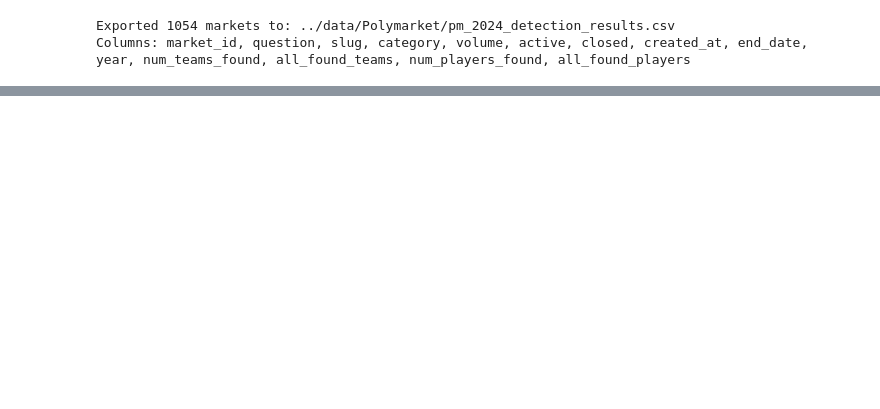
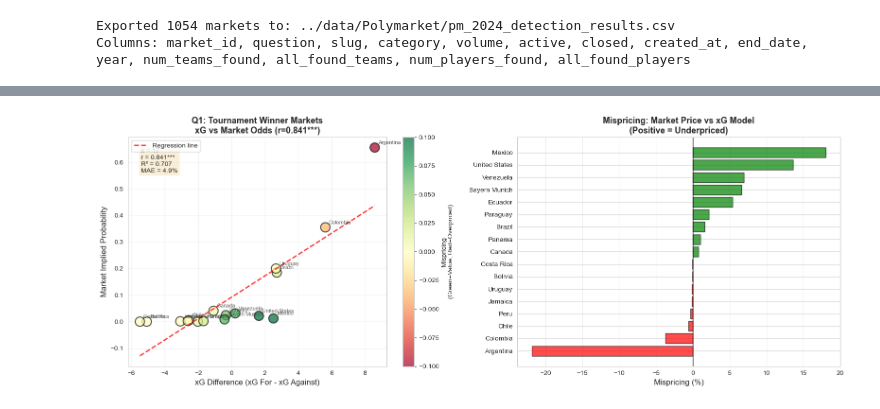
Before and after one commit to soh364/soccer-analytics-capstone-XOh, a Jupyter notebook: notebook/03_stats_x_poly.ipynb, the cells around one changed output, grey strips where cells are left out. Cells and saved outputs as stored; diff of their text form; code cells hidden in the pictures; blank space fills up the shorter version.

Commit message:
03_stats_x_poly updated

```diff
--- a/notebook/03_stats_x_poly.ipynb
+++ b/notebook/03_stats_x_poly.ipynb
@@ -606,0 +2051,14 @@ Columns: market_id, question, slug, category, volume, active, closed, created_at
+# %%
+# Polymarket odds are already probabilities (0-1 scale)
+# But verify and create clean column
+q1_final['implied_prob'] = q1_final['final_odds']
+
+print("\nImplied Probability Range:")
+print(f"Min: {q1_final['implied_prob'].min():.3f}")
+print(f"Max: {q1_final['implied_prob'].max():.3f}")
+
+# Show teams by implied probability
+print("\nTeams ranked by market odds (implied win probability):")
+print(q1_final[['team_name', 'implied_prob', 'xg_diff', 'goal_diff']].sort_values(
+    'implied_prob', ascending=False
+))
@@ -606,0 +2398,80 @@ Columns: market_id, question, slug, category, volume, active, closed, created_at
+# %%
+import matplotlib.pyplot as plt
+import seaborn as sns
+
+fig, axes = plt.subplots(1, 2, figsize=(16, 6))
+
+# Plot 1: Regression with residuals
+ax1 = axes[0]
+
+# Scatter plot
+scatter = ax1.scatter(
+    q1_final['xg_diff'],
+    q1_final['implied_prob'],
+    s=200,
+    c=q1_final['mispricing'],
+    cmap='RdYlGn',  # Red=overpriced, Green=underpriced
+    alpha=0.7,
+    edgecolors='black',
+    linewidths=1.5,
+    vmin=-0.1,
+    vmax=0.1
+)
+
+# Regression line
+x_line = np.linspace(q1_final['xg_diff'].min(), q1_final['xg_diff'].max(), 100)
+y_line = slope * x_line + intercept
+ax1.plot(x_line, y_line, 'r--', linewidth=2, alpha=0.8, label='Regression line')
+
+# Label teams
+for _, row in q1_final.iterrows():
+    ax1.annotate(
+        row['team_name'],
+        (row['xg_diff'], row['implied_prob']),
+        xytext=(5, 5),
+        textcoords='offset points',
+        fontsize=8,
+        alpha=0.7
+    )
+
+ax1.set_xlabel('xG Difference (xG For - xG Against)', fontsize=12)
+ax1.set_ylabel('Market Implied Probability', fontsize=12)
+ax1.set_title(f'Q1: Tournament Winner Markets\nxG vs Market Odds (r={r_value:.3f}***)',
+              fontsize=13, fontweight='bold')
+ax1.grid(True, alpha=0.3)
+ax1.legend()
+
+# Colorbar
+cbar1 = plt.colorbar(scatter, ax=ax1)
+cbar1.set_label('Mispricing\n(Green=Value, Red=Overpriced)', fontsize=10)
+
+# Stats box
+textstr = f'n = {len(q1_final)}\nr = {r_value:.3f}***\nR² = {r_value**2:.3f}\nMAE = {abs(q1_final["mispricing"]).mean():.1%}'
+props = dict(boxstyle='round', facecolor='wheat', alpha=0.5)
+ax1.text(0.05, 0.95, textstr, transform=ax1.transAxes, fontsize=10,
+         verticalalignment='top', bbox=props)
+
+# Plot 2: Residual plot
+ax2 = axes[1]
+
+colors = ['red' if x < 0 else 'green' for x in q1_final.sort_values('mispricing')['mispricing']]
+ax2.barh(
+    q1_final.sort_values('mispricing')['team_name'],
+    q1_final.sort_values('mispricing')['mispricing'] * 100,  # Convert to percentage
+    color=colors,
+    alpha=0.7,
+    edgecolor='black'
+)
+
+ax2.set_xlabel('Mispricing (%)', fontsize=12)
+ax2.set_title('Mispricing: Market Price vs xG Model\n(Positive = Underpriced)', fontsize=13, fontweight='bold')
+ax2.axvline(0, color='black', linestyle='-', linewidth=1)
+ax2.grid(True, axis='x', alpha=0.3)
+
+plt.tight_layout()
+plt.savefig('q1_mispricing_analysis.png', dpi=300, bbox_inches='tight')
+plt.show()
+
+print("\n✓ Visualization saved as 'q1_mispricing_analysis.png'")
+# %% [output]
+[figure, added]
```
Also changed, not shown: parts of 90 cells of this notebook, 10 other files.
